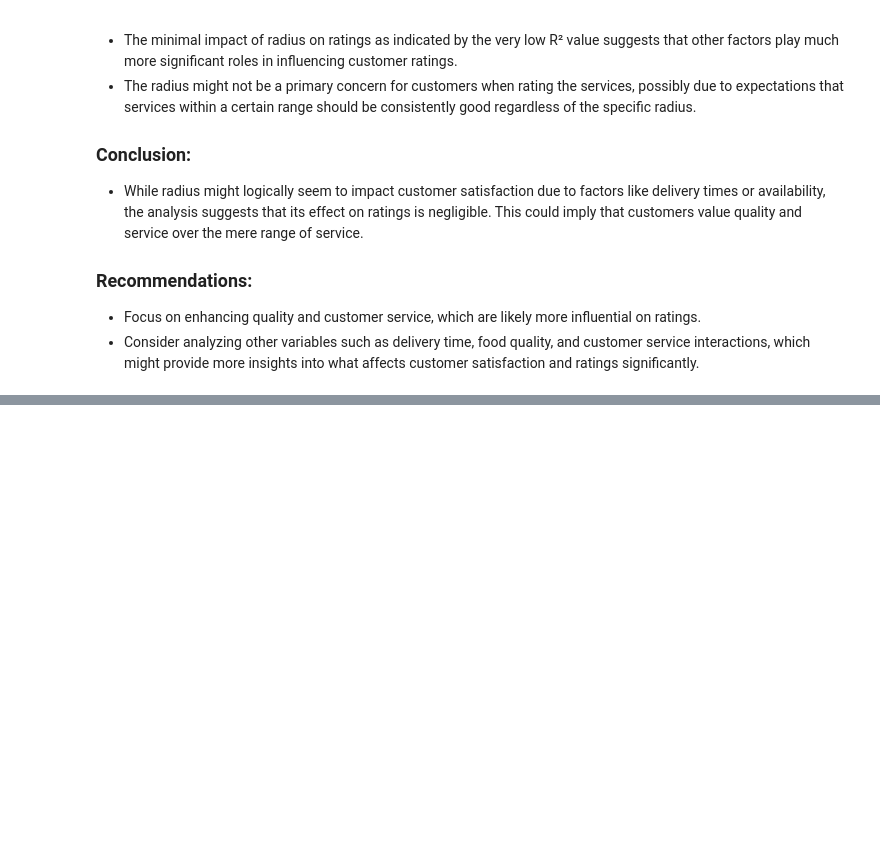
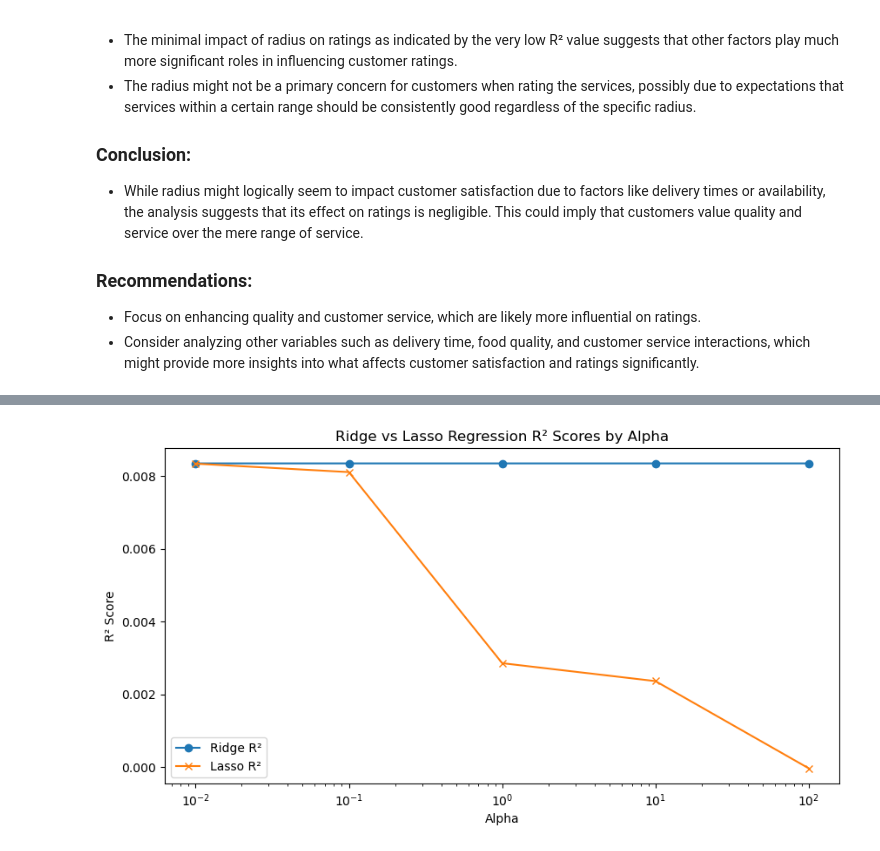
Before and after one commit to KCCHONG1997/ntu-grabsg-datasci-miniproject, a Jupyter notebook: Data Analysis.ipynb, the cells around one changed output, grey strips where cells are left out. Cells and saved outputs as stored; diff of their text form; code cells hidden in the pictures; blank space fills up the shorter version.

```diff
--- a/Data Analysis.ipynb
+++ b/Data Analysis.ipynb
@@ -672,0 +743,19 @@ plt.show()
+# %%
+import matplotlib.pyplot as plt
+
+# Data for plotting
+alphas = [0.01, 0.1, 1, 10, 100]
+ridge_r2 = [res[1] for res in ridge_results.values()]
+lasso_r2 = [res[1] for res in lasso_results.values()]
+
+plt.figure(figsize=(10, 5))
+plt.plot(alphas, ridge_r2, label='Ridge R²', marker='o')
+plt.plot(alphas, lasso_r2, label='Lasso R²', marker='x')
+plt.xlabel('Alpha')
+plt.ylabel('R² Score')
+plt.title('Ridge vs Lasso Regression R² Scores by Alpha')
+plt.legend()
+plt.xscale('log')
+plt.show()
+# %% [output]
+[figure, added]
```
Also changed, not shown: parts of 12 cells of this notebook.
